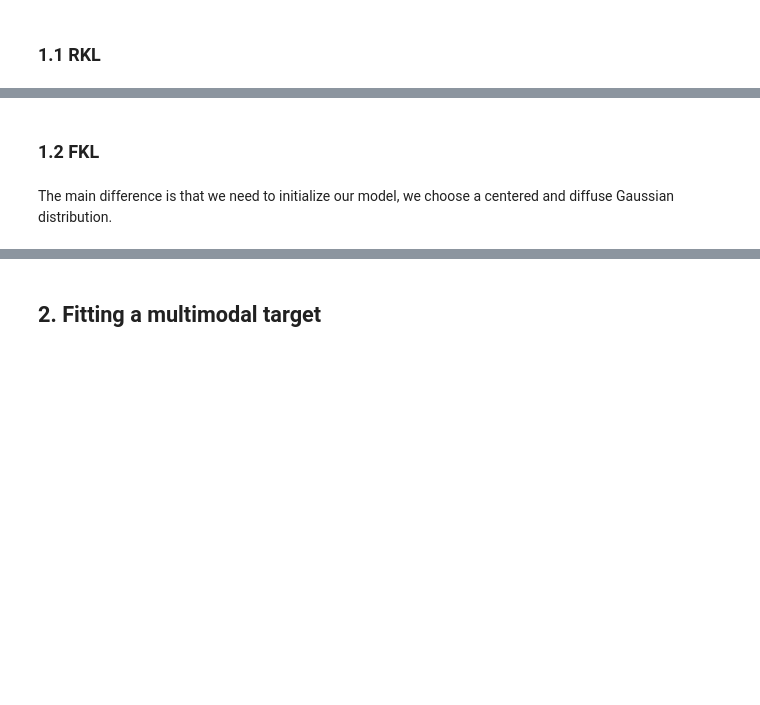
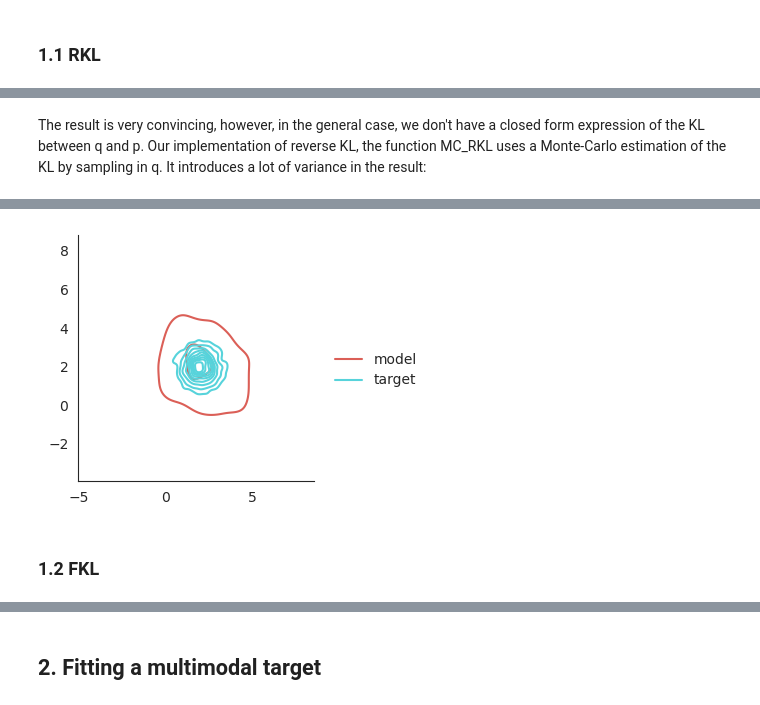
Before and after one commit to eugeneberta/mva-bml, a Jupyter notebook: ImportanceSamplingFKL.ipynb, the cells around one changed output, grey strips where cells are left out. Cells and saved outputs as stored; diff of their text form; code cells hidden in the pictures; blank space fills up the shorter version.

```diff
--- a/ImportanceSamplingFKL.ipynb
+++ b/ImportanceSamplingFKL.ipynb
@@ -58,0 +56,26 @@ plot_distribs({'model':model, 'target':target})
+# %% [markdown]
+The result is very convincing, however, in the general case, we don't have a closed form expression of the KL between q and p. Our implementation of reverse KL, the function MC_RKL uses a Monte-Carlo estimation of the KL by sampling in q. It introduces a lot of variance in the result:
+# %%
+# Trainable Gaussian particle with random initialization.
+model = GaussianParticle(
+    loc=torch.randn(2),
+    scale_tril=torch.eye(2),
+    trainable=True
+)
+
+# optimization procedure:
+opt = optim.Adam(model.parameters(), lr=0.01)
+
+for step in range(2000):
+    loss = MC_RKL(p=target, q=model)
+
+    opt.zero_grad()
+    loss.backward()
+    opt.step()
+
+    # logging:
+    if step%500==0:
+        print(f'step:{step}, loss:{loss.detach().numpy()}')
+
+plot_distribs({'model':model, 'target':target})
+# %% [output]
@@ -59,4 +86,3 @@ plot_distribs({'model':model, 'target':target})
+[figure, added]
 # %% [markdown]
 ### 1.2 FKL
-# %% [markdown]
-The main difference is that we need to initialize our model, we choose a centered and diffuse Gaussian distribution.
```
Also changed, not shown: parts of 46 cells of this notebook, 1 other file.
